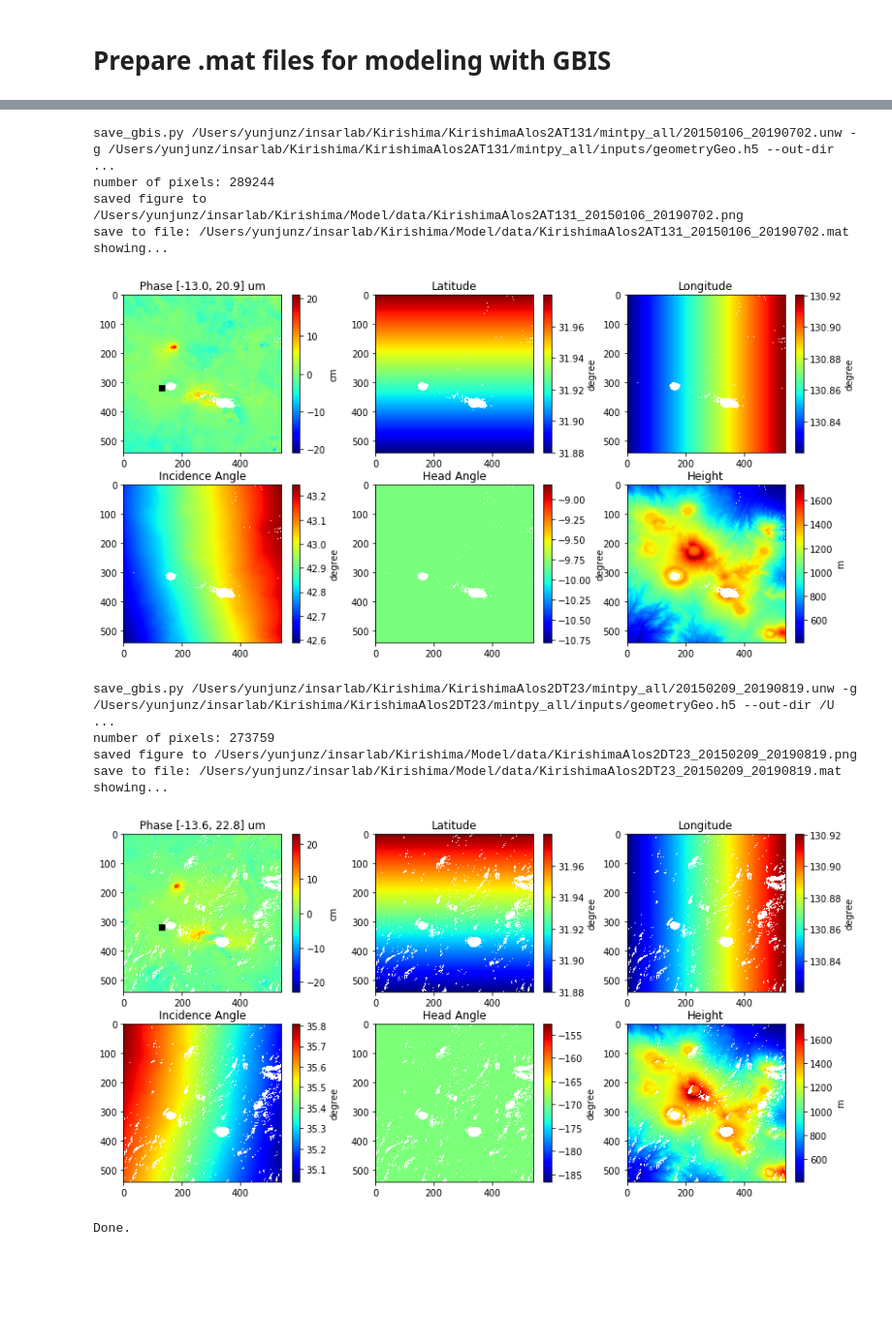
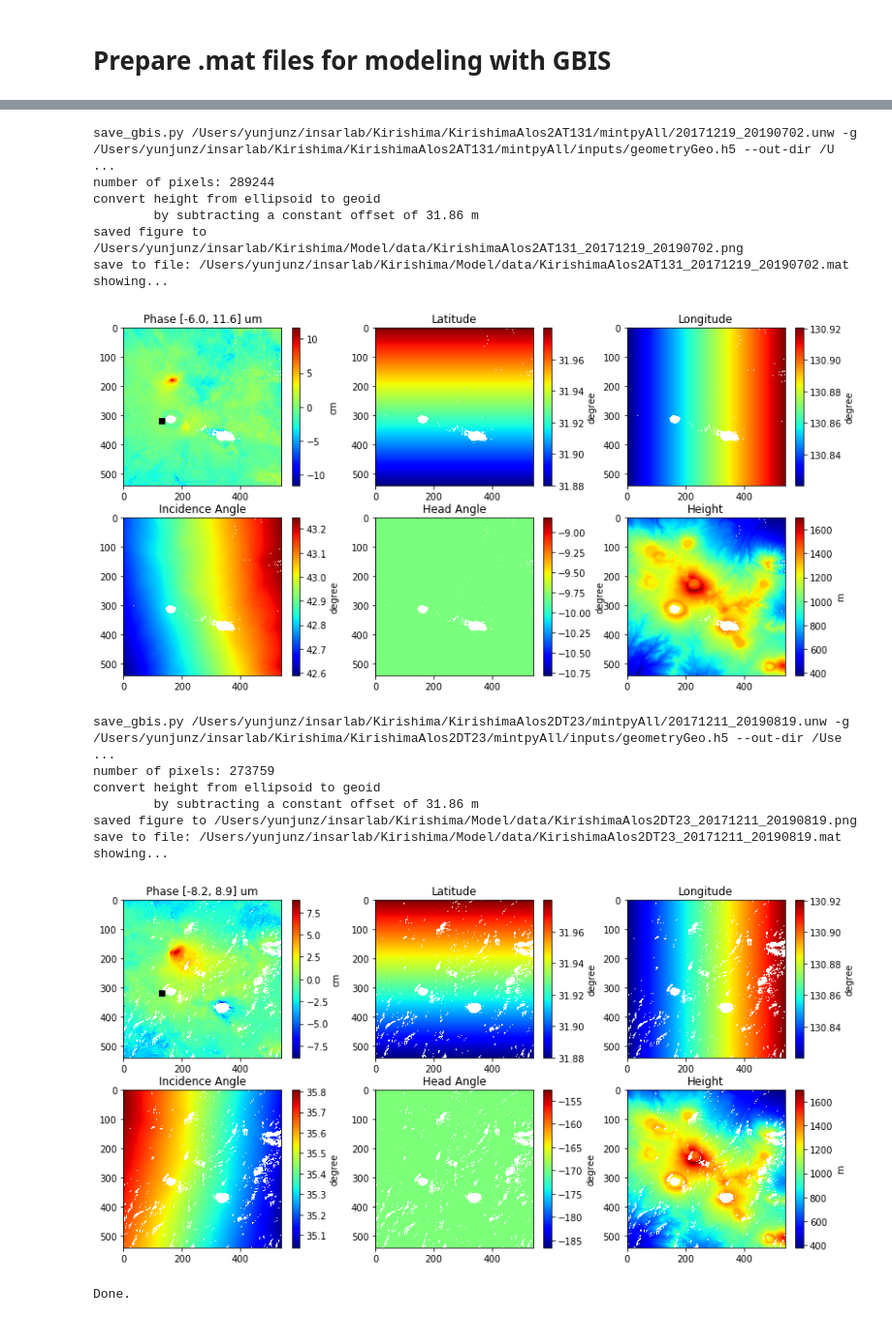
Before and after one commit to geodesymiami/2021-Kirishima, a Jupyter notebook: GBIS_1_prepare_input.ipynb, the cells around one changed output, grey strips where cells are left out. Shown at 97% size. Drawn from its saved outputs; the diff is of its cells as text; code cells hidden in the pictures; blank space fills up the shorter version.

Commit message:
update GBIS_1_prep_input
+ add notes on convert DEM from ellipsoid to geoid
+ rename models to GBIS

```diff
--- a/GBIS_1_prepare_input.ipynb
+++ b/GBIS_1_prepare_input.ipynb
@@ -13,31 +13,29 @@ from mintpy import save_gbis
 out_dir = os.path.expanduser('~/insarlab/Kirishima/Model/data')
 
 ## Dataset Initiation
-proj_names = [
-    'KirishimaAlosAT424/mintpy',
-    'KirishimaAlosDT73/mintpy',
-    'KirishimaAlos2AT131/mintpy',
-    'KirishimaAlos2DT23/mintpy',
-    'KirishimaAlos2AT131/mintpy_all',
-    'KirishimaAlos2DT23/mintpy_all',
-]
+proj_dir_base = os.path.expanduser('~/insarlab/Kirishima')
+vel_files = [os.path.join(proj_dir_base, i) for i in [
+    'KirishimaAlosAT424/mintpy/velocity.h5',
+    'KirishimaAlosDT73/mintpy/velocity.h5',
+    'KirishimaAlos2AT131/mintpy/velocity.h5',
+    'KirishimaAlos2DT23/mintpy/velocity.h5',
+    'KirishimaAlos2AT131/mintpyAll/velocity2017post.h5',
+    'KirishimaAlos2DT23/mintpyAll/velocity2017post.h5',
+]]
 
-for proj_name in proj_names:
+for vel_file in vel_files:
     # grab project and file names
-    proj_dir = os.path.expanduser('~/insarlab/Kirishima/{}'.format(proj_name))
-    vel_file = os.path.join(proj_dir, 'velocity.h5')
+    proj_dir = os.path.dirname(vel_file)
     date12 = readfile.read_attribute(vel_file)['DATE12']
     unw_file = os.path.join(proj_dir, '{}.unw'.format(date12))
     geom_file = os.path.join(proj_dir, 'inputs/geometryGeo.h5')
 
     # run
-    scp_args = '{} -g {} --out-dir {}'.format(unw_file, geom_file, out_dir)
+    scp_args = '{} -g {} --out-dir {} --ellipsoid2geoid '.format(unw_file, geom_file, out_dir)
     # mask out the crater for the Shinmoe-dake 2017 pre-eruptive signal
-    if 'Alos2' in proj_name:
+    if 'Alos2' in vel_file:
         mask_aoi_file = os.path.join(out_dir, 'maskShinmoeCrater2017pre.h5')
         scp_args += ' --mask {} '.format(mask_aoi_file)
-    #if 'Alos2' not in proj_name:
-    #    scp_args += ' --ref-lalo 31.93 130.864 '
     mat_file = save_gbis.main(scp_args.split())
 print('Done.')
 # %% [output]
@@ -68,13 +74,17 @@ showing...
-save_gbis.py /Users/yunjunz/insarlab/Kirishima/KirishimaAlos2AT131/mintpy_all/20150106_20190702.unw -g /Users/yunjunz/insarlab/Kirishima/KirishimaAlos2AT131/mintpy_all/inputs/geometryGeo.h5 --out-dir  ...
+save_gbis.py /Users/yunjunz/insarlab/Kirishima/KirishimaAlos2AT131/mintpyAll/20171219_20190702.unw -g /Users/yunjunz/insarlab/Kirishima/KirishimaAlos2AT131/mintpyAll/inputs/geometryGeo.h5 --out-dir /U ...
 number of pixels: 289244
-saved figure to /Users/yunjunz/insarlab/Kirishima/Model/data/KirishimaAlos2AT131_20150106_20190702.png
-save to file: /Users/yunjunz/insarlab/Kirishima/Model/data/KirishimaAlos2AT131_20150106_20190702.mat
+convert height from ellipsoid to geoid
+        by subtracting a constant offset of 31.86 m
+saved figure to /Users/yunjunz/insarlab/Kirishima/Model/data/KirishimaAlos2AT131_20171219_20190702.png
+save to file: /Users/yunjunz/insarlab/Kirishima/Model/data/KirishimaAlos2AT131_20171219_20190702.mat
 showing...
-[figure, old version]
+[figure, new version]
-save_gbis.py /Users/yunjunz/insarlab/Kirishima/KirishimaAlos2DT23/mintpy_all/20150209_20190819.unw -g /Users/yunjunz/insarlab/Kirishima/KirishimaAlos2DT23/mintpy_all/inputs/geometryGeo.h5 --out-dir /U ...
+save_gbis.py /Users/yunjunz/insarlab/Kirishima/KirishimaAlos2DT23/mintpyAll/20171211_20190819.unw -g /Users/yunjunz/insarlab/Kirishima/KirishimaAlos2DT23/mintpyAll/inputs/geometryGeo.h5 --out-dir /Use ...
 number of pixels: 273759
-saved figure to /Users/yunjunz/insarlab/Kirishima/Model/data/KirishimaAlos2DT23_20150209_20190819.png
-save to file: /Users/yunjunz/insarlab/Kirishima/Model/data/KirishimaAlos2DT23_20150209_20190819.mat
+convert height from ellipsoid to geoid
+        by subtracting a constant offset of 31.86 m
+saved figure to /Users/yunjunz/insarlab/Kirishima/Model/data/KirishimaAlos2DT23_20171211_20190819.png
+save to file: /Users/yunjunz/insarlab/Kirishima/Model/data/KirishimaAlos2DT23_20171211_20190819.mat
 showing...
-[figure, old version]
+[figure, new version]
 Done.
```
Also changed, not shown: parts of 1 cell of this notebook, 5 other files.
